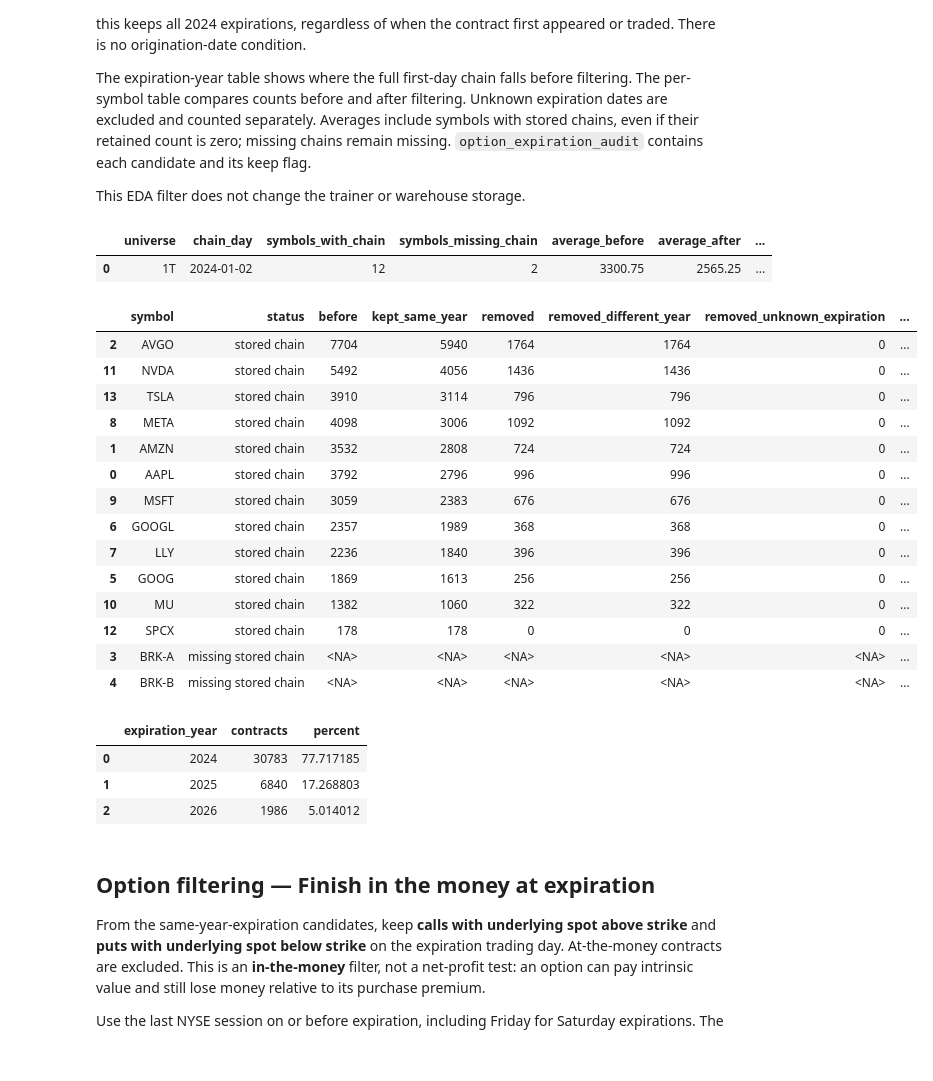
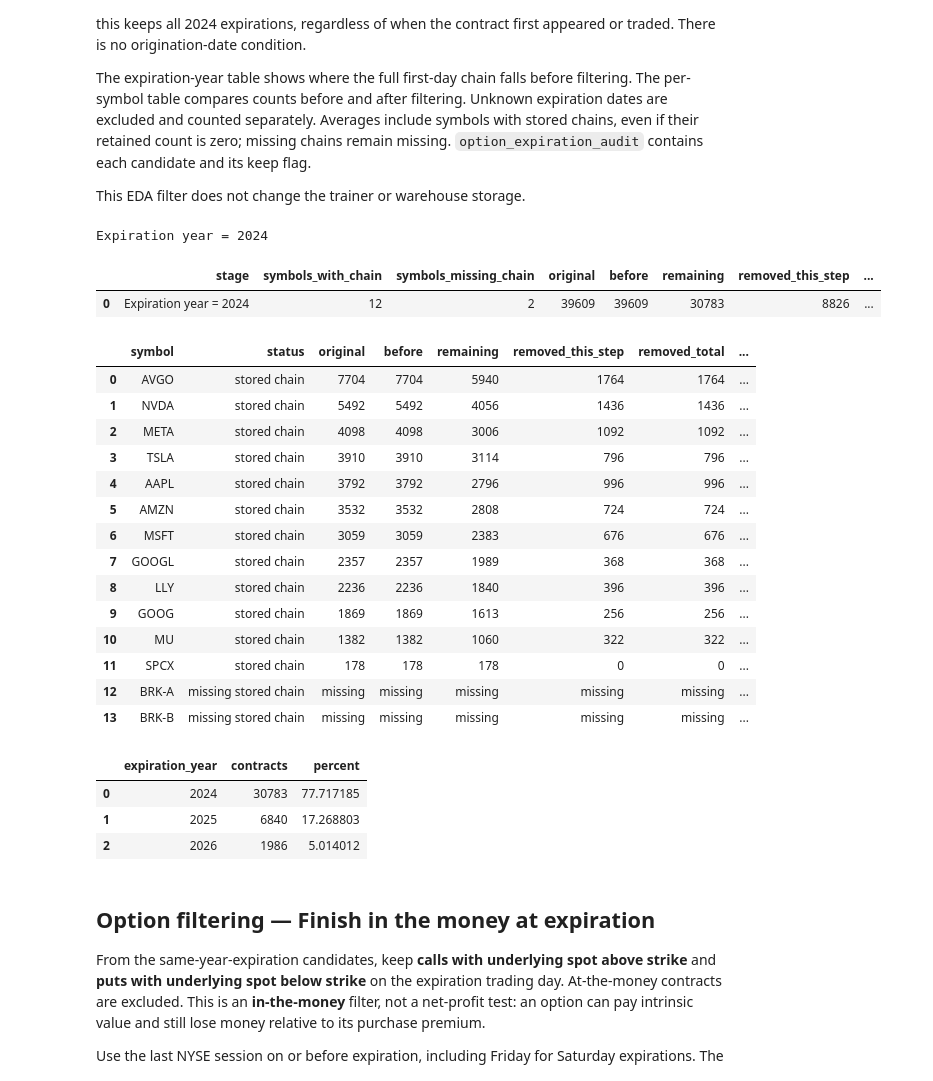
Before and after one commit to quantarb/quant-orchestrator, a Jupyter notebook: notebooks/multirate_warehouse_training.ipynb, the cells around one changed output. Drawn from its saved outputs; the diff is of its cells as text; code cells hidden in the pictures.

```diff
--- a/notebooks/multirate_warehouse_training.ipynb
+++ b/notebooks/multirate_warehouse_training.ipynb
@@ -191,8 +198,41 @@ option_contract_summary = pd.DataFrame([{
     "median_contracts_per_observed_symbol": observed.median() if len(observed) else None,
     "min_contracts": observed.min(), "max_contracts": observed.max(),
 }])
-display(option_contract_summary)
-display(option_contract_counts.sort_values(["contracts", "symbol"], ascending=[False, True], na_position="last"))
+
+def show_option_filter(stage, current, previous):
+    # Keep the original symbol order and schema at every stage.
+    baseline = option_contract_counts.sort_values(
+        ["contracts", "symbol"], ascending=[False, True], na_position="last")
+    table = baseline[["symbol", "status", "contracts"]].rename(columns={"contracts": "original"})
+    table = table.merge(previous[["symbol", "remaining"]].rename(columns={"remaining": "before"}),
+                        on="symbol", how="left", validate="one_to_one")
+    table = table.merge(current[["symbol", "remaining", "calls", "puts", "unknown"]],
+                        on="symbol", how="left", validate="one_to_one")
+    observed = table["status"] == "stored chain"
+    for column in ["original", "before", "remaining", "calls", "puts", "unknown"]:
+        table.loc[observed, column] = table.loc[observed, column].fillna(0)
+        table.loc[~observed, column] = pd.NA
+        table[column] = table[column].astype("Int64")
+    table["removed_this_step"] = table["before"] - table["remaining"]
+    table["removed_total"] = table["original"] - table["remaining"]
+    table["retained_pct_original"] = 100 * table["remaining"] / table["original"].replace(0, pd.NA)
+    table = table[["symbol", "status", "original", "before", "remaining", "removed_this_step",
+                   "removed_total", "retained_pct_original", "calls", "puts", "unknown"]]
+    summary = {"stage": stage, "symbols_with_chain": int(observed.sum()),
+               "symbols_missing_chain": int((~observed).sum())}
+    for column in ["original", "before", "remaining", "removed_this_step", "removed_total", "calls", "puts", "unknown"]:
+        summary[column] = table[column].sum(min_count=1)
+    summary["average_remaining"] = table.loc[observed, "remaining"].mean()
+    summary["retained_pct_original"] = (100 * summary["remaining"] / summary["original"]
+                                        if pd.notna(summary["original"]) and summary["original"] > 0 else pd.NA)
+    print(stage)
+    formats = {"retained_pct_original": "{:.2f}%", "average_remaining": "{:,.2f}"}
+    display(pd.DataFrame([summary]).style.format(formats, na_rep="missing"))
+    display(table.style.format({"retained_pct_original": "{:.2f}%"}, na_rep="missing"))
+    return table
+
+baseline_filter_counts = option_contract_counts.rename(columns={"contracts": "remaining"}).assign(unknown=0)
+all_options_comparison = show_option_filter("All first-day options", baseline_filter_counts, baseline_filter_counts)
 # %% [output]
 ThetaData stored option data: AAPL, 2024-01-02, 3,792 rows, 43 columns
 All columns: date, quote_timestamp, underlying_symbol, expiration, strike, option_type, created_at, last_trade_time, open_price, high_price, low_price, last_trade_price, volume, count, bid_size, bid_e ...
@@ -255,53 +296,56 @@ for symbol in symbols:
         "removed_different_year": contracts.height - kept.height - unknown,
         "removed_unknown_expiration": unknown,
         "calls_kept": kept.filter(pl.col("option_type") == "call").height,
         "puts_kept": kept.filter(pl.col("option_type") == "put").height,
     })
 
 count_columns = ["before", "kept_same_year", "removed", "removed_different_year",
                  "removed_unknown_expiration", "calls_kept", "puts_kept"]
 same_year_contract_counts = pd.DataFrame(filtered_rows, columns=["symbol", "status", *count_columns])
 for column in count_columns:
     same_year_contract_counts[column] = same_year_contract_counts[column].astype("Int64")
 observed_same_year = same_year_contract_counts.loc[same_year_contract_counts["status"] == "stored chain"]
 same_year_summary = pd.DataFrame([{
     "universe": EDA_UNIVERSE, "chain_day": first_day.date().isoformat(),
     "symbols_with_chain": len(observed_same_year),
     "symbols_missing_chain": len(symbols) - len(observed_same_year),
     "average_before": observed_same_year["before"].mean(),
     "average_after": observed_same_year["kept_same_year"].mean(),
     "total_kept": observed_same_year["kept_same_year"].sum(min_count=1),
     "total_removed": observed_same_year["removed"].sum(min_count=1),
 }])
-display(same_year_summary)
-display(same_year_contract_counts.sort_values(
-    ["kept_same_year", "symbol"], ascending=[False, True], na_position="last"))
+expiration_filter_counts = same_year_contract_counts.rename(columns={
+    "kept_same_year": "remaining", "calls_kept": "calls", "puts_kept": "puts",
+    "removed_unknown_expiration": "unknown"})
+expiration_comparison = show_option_filter(
+    f"Expiration year = {EDA_YEAR}", expiration_filter_counts, all_options_comparison)
 
 option_expiration_audit = pl.concat(expiration_audits) if expiration_audits else pl.DataFrame()
 if not option_expiration_audit.is_empty():
     expiration_year_counts = (option_expiration_audit
         .with_columns(pl.col("expiration").dt.year().alias("expiration_year"))
         .group_by("expiration_year").len(name="contracts").sort("expiration_year")
         .with_columns((100 * pl.col("contracts") / pl.col("contracts").sum()).alias("percent")))
     display(expiration_year_counts.to_pandas())
 # %% [output]
+Expiration year = 2024
-|  | universe | chain_day | symbols_with_chain | symbols_missing_chain | average_before | average_after | ... |
-| 0 | 1T | 2024-01-02 | 12 | 2 | 3300.75 | 2565.25 | ... |
+|  | stage | symbols_with_chain | symbols_missing_chain | original | before | remaining | removed_this_step | ... |
+| 0 | Expiration year = 2024 | 12 | 2 | 39609 | 39609 | 30783 | 8826 | ... |
-|  | symbol | status | before | kept_same_year | removed | removed_different_year | removed_unknown_expiration | ... |
-| 2 | AVGO | stored chain | 7704 | 5940 | 1764 | 1764 | 0 | ... |
-| 11 | NVDA | stored chain | 5492 | 4056 | 1436 | 1436 | 0 | ... |
-| 13 | TSLA | stored chain | 3910 | 3114 | 796 | 796 | 0 | ... |
-| 8 | META | stored chain | 4098 | 3006 | 1092 | 1092 | 0 | ... |
-| 1 | AMZN | stored chain | 3532 | 2808 | 724 | 724 | 0 | ... |
-| 0 | AAPL | stored chain | 3792 | 2796 | 996 | 996 | 0 | ... |
-| 9 | MSFT | stored chain | 3059 | 2383 | 676 | 676 | 0 | ... |
-| 6 | GOOGL | stored chain | 2357 | 1989 | 368 | 368 | 0 | ... |
-| 7 | LLY | stored chain | 2236 | 1840 | 396 | 396 | 0 | ... |
-| 5 | GOOG | stored chain | 1869 | 1613 | 256 | 256 | 0 | ... |
-| 10 | MU | stored chain | 1382 | 1060 | 322 | 322 | 0 | ... |
-| 12 | SPCX | stored chain | 178 | 178 | 0 | 0 | 0 | ... |
-| 3 | BRK-A | missing stored chain | <NA> | <NA> | <NA> | <NA> | <NA> | ... |
-| 4 | BRK-B | missing stored chain | <NA> | <NA> | <NA> | <NA> | <NA> | ... |
+|  | symbol | status | original | before | remaining | removed_this_step | removed_total | ... |
+| 0 | AVGO | stored chain | 7704 | 7704 | 5940 | 1764 | 1764 | ... |
+| 1 | NVDA | stored chain | 5492 | 5492 | 4056 | 1436 | 1436 | ... |
+| 2 | META | stored chain | 4098 | 4098 | 3006 | 1092 | 1092 | ... |
+| 3 | TSLA | stored chain | 3910 | 3910 | 3114 | 796 | 796 | ... |
+| 4 | AAPL | stored chain | 3792 | 3792 | 2796 | 996 | 996 | ... |
+| 5 | AMZN | stored chain | 3532 | 3532 | 2808 | 724 | 724 | ... |
+| 6 | MSFT | stored chain | 3059 | 3059 | 2383 | 676 | 676 | ... |
+| 7 | GOOGL | stored chain | 2357 | 2357 | 1989 | 368 | 368 | ... |
+| 8 | LLY | stored chain | 2236 | 2236 | 1840 | 396 | 396 | ... |
+| 9 | GOOG | stored chain | 1869 | 1869 | 1613 | 256 | 256 | ... |
+| 10 | MU | stored chain | 1382 | 1382 | 1060 | 322 | 322 | ... |
+| 11 | SPCX | stored chain | 178 | 178 | 178 | 0 | 0 | ... |
+| 12 | BRK-A | missing stored chain | missing | missing | missing | missing | missing | ... |
+| 13 | BRK-B | missing stored chain | missing | missing | missing | missing | missing | ... |
 |  | expiration_year | contracts | percent |
 | 0 | 2024 | 30783 | 77.717185 |
 | 1 | 2025 | 6840 | 17.268803 |
```
Also changed, not shown: parts of 3 cells of this notebook, 1 other file.
